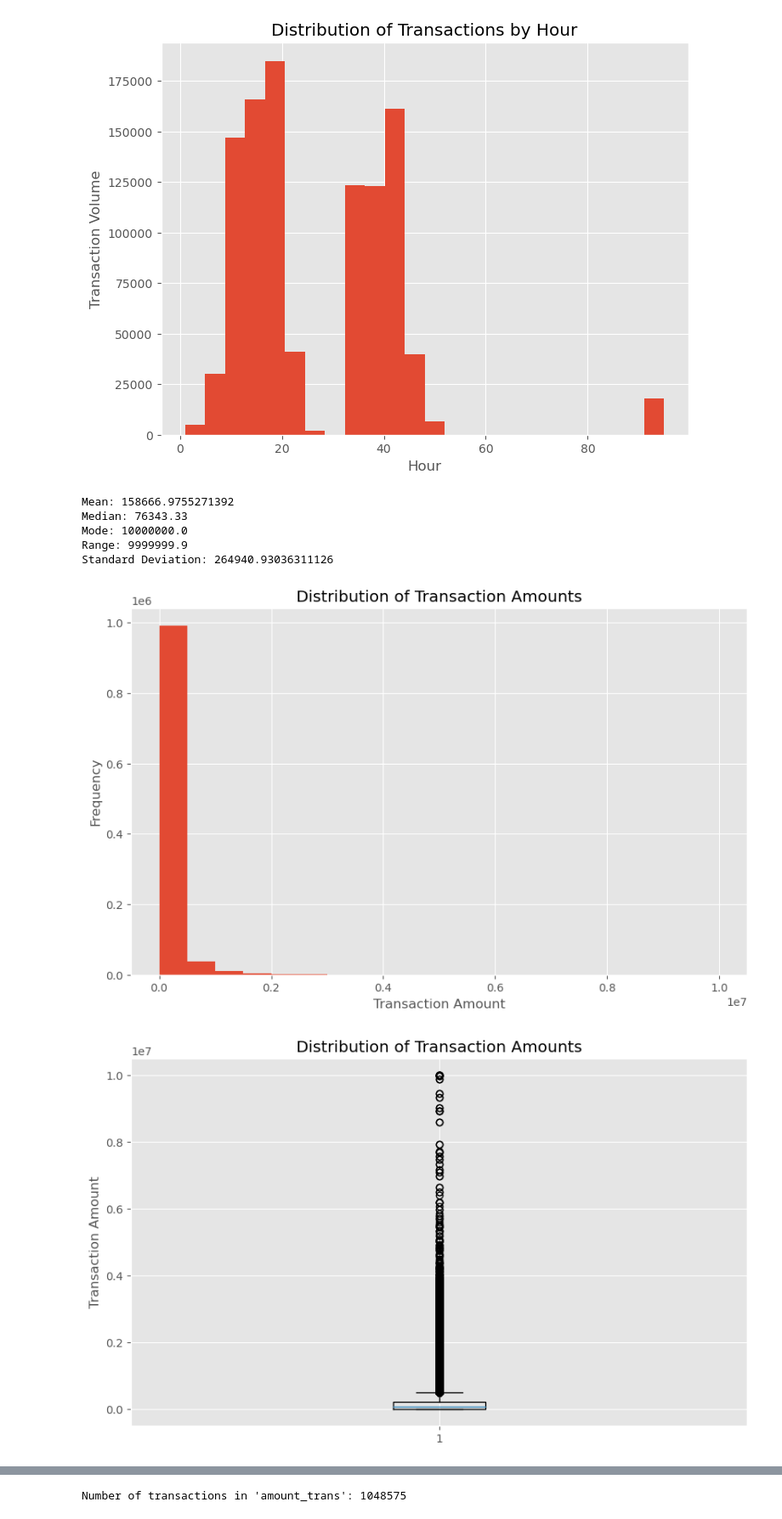
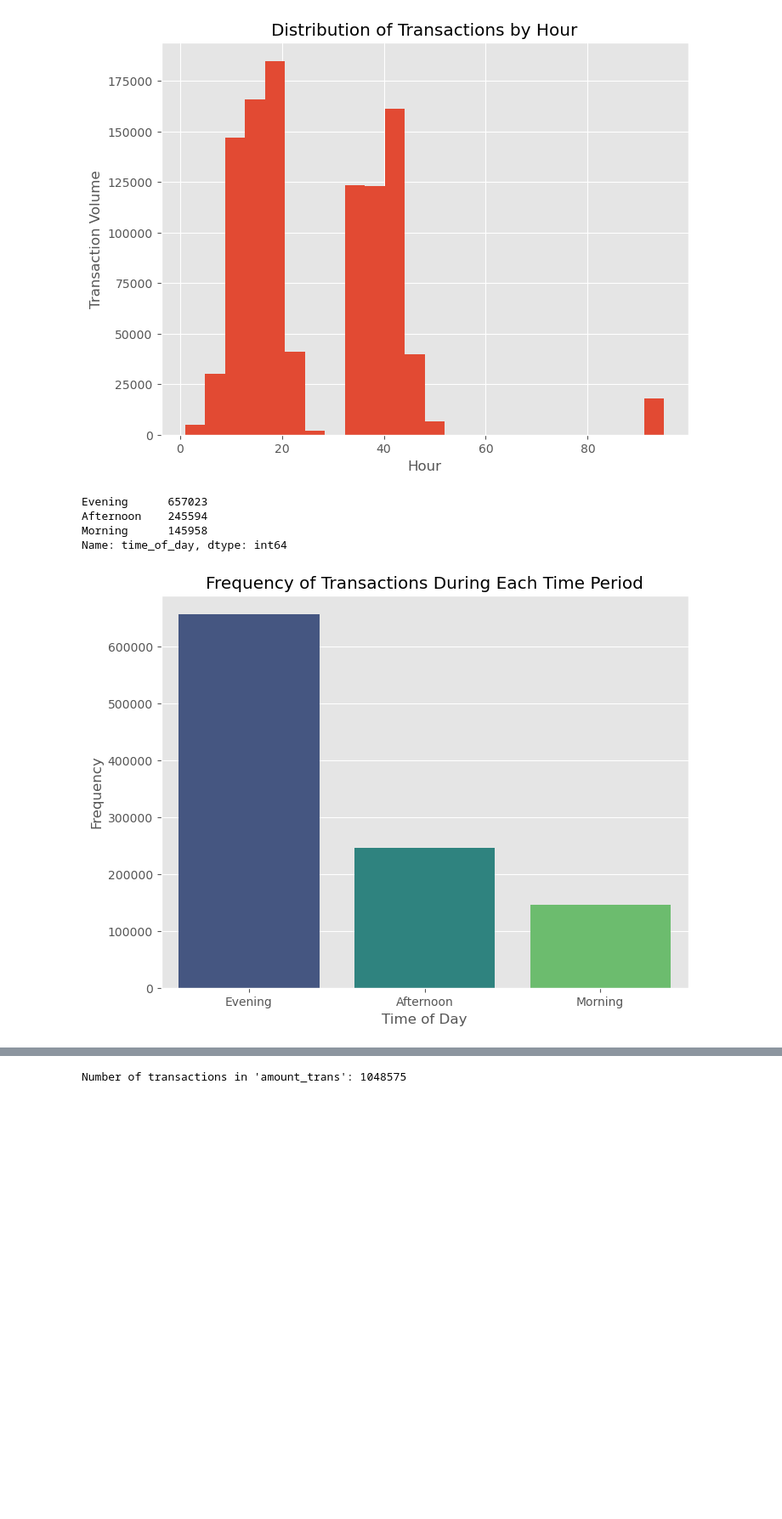
Before and after one commit to LoveRedemption/Online-payments-Fraud-, a Jupyter notebook: Online Fraud Detection.ipynb, the cells around one changed output, grey strips where cells are left out. Shown: that part at 85% size. Saved outputs shown, nothing was run; the diff lists cells and outputs as text; code cells hidden in the pictures; blank space fills up the shorter version.

```diff
--- a/Online Fraud Detection.ipynb
+++ b/Online Fraud Detection.ipynb
@@ -203,3 +201,18 @@ df.head()
 | 2 | 1 | TRANSFER | 181.00 | C1305486145 | 181.0 | 0.00 | C553264065 | ... |
 | 3 | 1 | CASH_OUT | 181.00 | C840083671 | 181.0 | 0.00 | C38997010 | ... |
 | 4 | 1 | PAYMENT | 11668.14 | C2048537720 | 41554.0 | 29885.86 | M1230701703 | ... |
+# %%
+# Function to categorize hours into morning, afternoon, and evening
+def categorize_time(hour):
+    if 1 <= hour < 12:
+        return 'Morning'
+    elif 12 <= hour < 18:
+        return 'Afternoon'
+    else:
+        return 'Evening'
+
+# Apply the function to create a new column 'time_of_day'
+df['time_of_day'] = df['hour'].apply(categorize_time)
+
+# Display the DataFrame
+print(df)
@@ -218,40 +271,22 @@ plt.ylabel("Transaction Volume")
 plt.show()
 # %% [output]
 [figure]
-# %%
-# calculate basic statistics of transaction amounts
-mean = df['amount_trans'].mean()
-median = df['amount_trans'].median()
-mode = df['amount_trans'].mode()[0]
-range = df['amount_trans'].max() - df['amount_trans'].min()
-std_dev = df['amount_trans'].std()
-
-# print the results
-print("Mean:", mean)
-print("Median:", median)
-print("Mode:", mode)
-print("Range:", range)
-print("Standard Deviation:", std_dev)
-
-# create a histogram of transaction amounts
-plt.figure(figsize=(10, 6))
-plt.hist(df['amount_trans'], bins=20)
-plt.xlabel('Transaction Amount')
-plt.ylabel('Frequency')
-plt.title('Distribution of Transaction Amounts')
-plt.show()
-
-# create a box plot of transaction amounts
-plt.figure(figsize=(10, 6))
-plt.boxplot(df['amount_trans'])
-plt.ylabel('Transaction Amount')
-plt.title('Distribution of Transaction Amounts')
-plt.show()
-# %% [output]
-Mean: 158666.9755271392
-Median: 76343.33
-Mode: 10000000.0
-Range: 9999999.9
-Standard Deviation: 264940.93036311126
-[figure, removed]
-[figure, removed]
+# %%
+# Count the frequency of transactions during each time period
+time_of_day_counts = df['time_of_day'].value_counts()
+
+# Display the frequency counts
+print(time_of_day_counts)
+# Plotting the frequencies
+plt.figure(figsize=(8, 6))
+sns.barplot(x=time_of_day_counts.index, y=time_of_day_counts.values, palette='viridis')
+plt.title('Frequency of Transactions During Each Time Period')
+plt.xlabel('Time of Day')
+plt.ylabel('Frequency')
+plt.show()
+# %% [output]
+Evening      657023
+Afternoon    245594
+Morning      145958
+Name: time_of_day, dtype: int64
+[figure, added]
```
Also changed, not shown: parts of 32 cells of this notebook.
